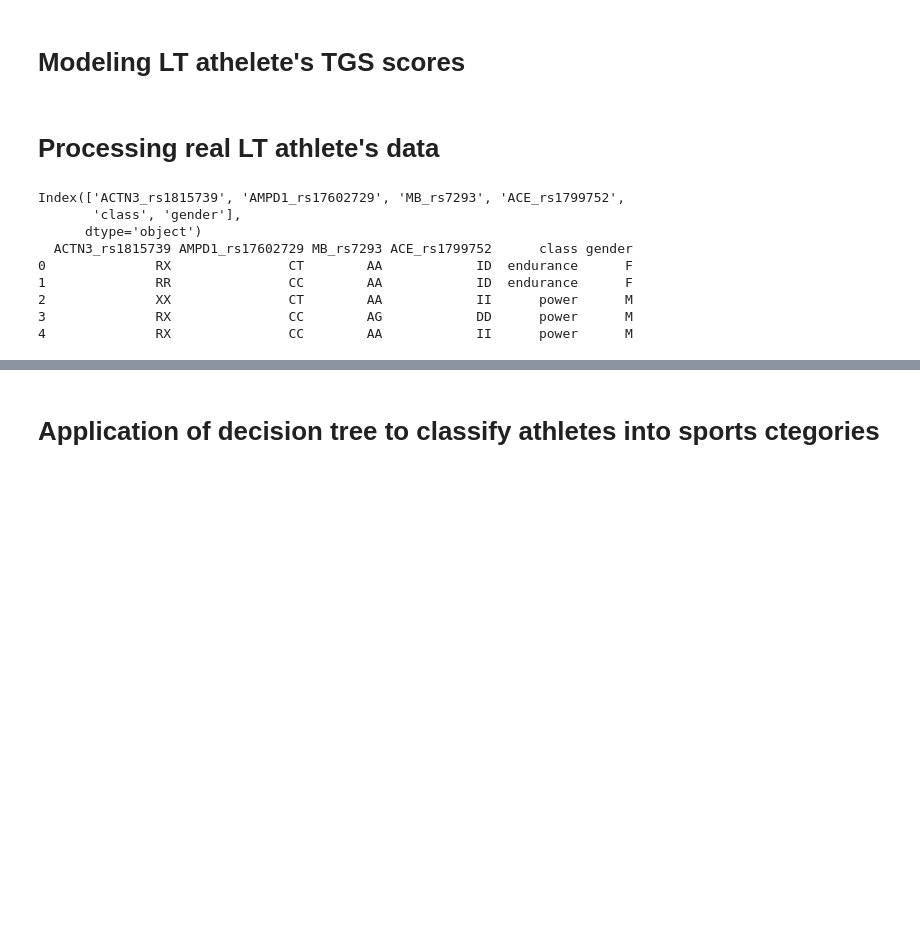
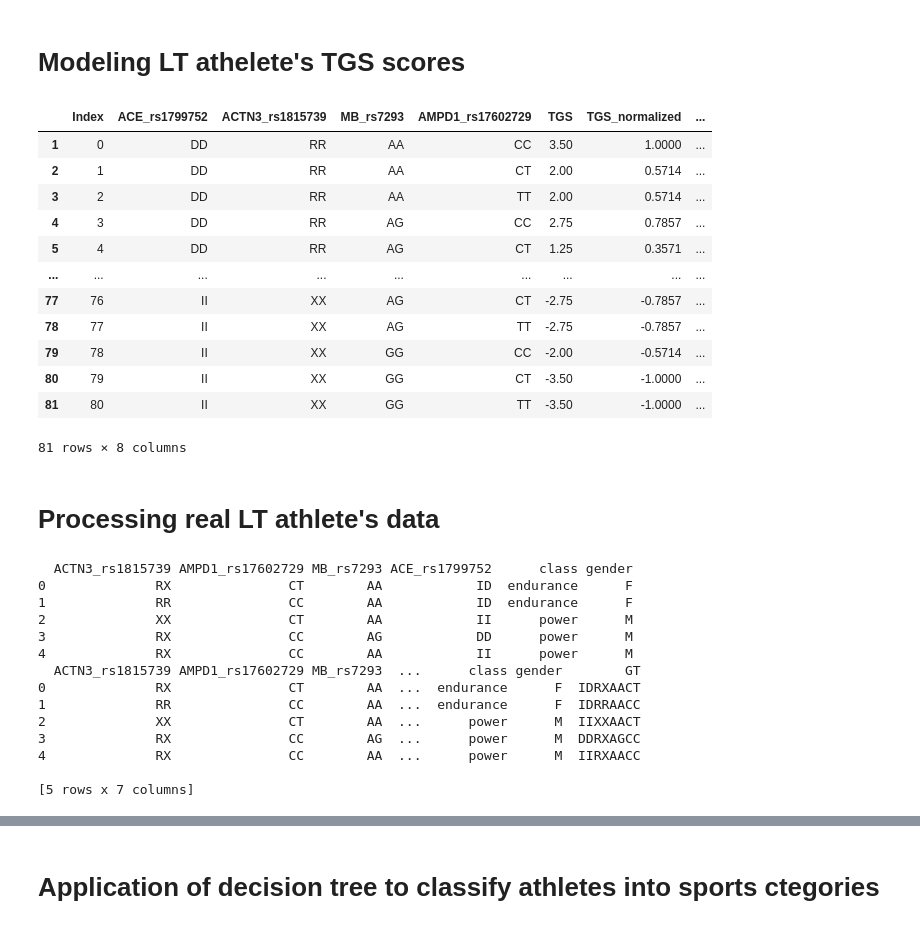
Before and after one commit to erinijapranckeviciene/ppolygenic, a Jupyter notebook: ppolygenic.ipynb, the cells around one changed output, grey strips where cells are left out. Drawn from its saved outputs; the diff is of its cells as text; code cells hidden in the pictures; blank space fills up the shorter version.

```diff
--- a/ppolygenic.ipynb
+++ b/ppolygenic.ipynb
@@ -284,6 +284,35 @@ for x in tg:
 print("Endurance-power markers: table of TGS frequency distribution:")
 for x in ft:
     print(x)
+# %%
+import pandas
+v=[]
+cnames=tg[0]
+s=cnames.split(sep=",")
+#print(s)
+for x in tg:
+ v.append(x.split(sep=","))
+gtsdist=pandas.DataFrame(v,columns=['Index', 'ACE_rs1799752', 'ACTN3_rs1815739', 'MB_rs7293', 'AMPD1_rs17602729', 'TGS', 'TGS_normalized'])
+gtsdist1=gtsdist.drop([0],axis=0)
+gtsdist1['TGS']=gtsdist1['TGS'].astype(float)
+uniqgt=gtsdist1['ACE_rs1799752']+gtsdist1['ACTN3_rs1815739']+gtsdist1['MB_rs7293']+gtsdist1['AMPD1_rs17602729']
+gtsdist1['GT']=uniqgt
+#gtsdist1 is null distribution of genotypes and TGS scores across genotypes
+gtsdist1
+# %% [output]
+|  | Index | ACE_rs1799752 | ACTN3_rs1815739 | MB_rs7293 | AMPD1_rs17602729 | TGS | TGS_normalized | ... |
+| 1 | 0 | DD | RR | AA | CC | 3.50 | 1.0000 | ... |
+| 2 | 1 | DD | RR | AA | CT | 2.00 | 0.5714 | ... |
+| 3 | 2 | DD | RR | AA | TT | 2.00 | 0.5714 | ... |
+| 4 | 3 | DD | RR | AG | CC | 2.75 | 0.7857 | ... |
+| 5 | 4 | DD | RR | AG | CT | 1.25 | 0.3571 | ... |
+| ... | ... | ... | ... | ... | ... | ... | ... | ... |
+| 77 | 76 | II | XX | AG | CT | -2.75 | -0.7857 | ... |
+| 78 | 77 | II | XX | AG | TT | -2.75 | -0.7857 | ... |
+| 79 | 78 | II | XX | GG | CC | -2.00 | -0.5714 | ... |
+| 80 | 79 | II | XX | GG | CT | -3.50 | -1.0000 | ... |
+| 81 | 80 | II | XX | GG | TT | -3.50 | -1.0000 | ... |
+81 rows × 8 columns
 # %% [markdown]
 # Processing real LT athlete's data
 # %%
@@ -291,10 +320,14 @@ import pandas as pd
 # read the data
 url="https://raw.githubusercontent.com/erinijapranckeviciene/ppolygenic/master/lt_athletes.csv"
 lt_athletes_data = pd.read_csv(url)
-print(lt_athletes_data.columns)
-lt_athletes_data.describe(include=['int','int64','float','object'])
+#print(lt_athletes_data.columns)
+#lt_athletes_data.describe(include=['int','int64','float','object'])
+uniqgt=lt_athletes_data['ACE_rs1799752']+lt_athletes_data['ACTN3_rs1815739']+lt_athletes_data['MB_rs7293']+lt_athletes_data['AMPD1_rs17602729']
+ltad=lt_athletes_data.copy()
+ltad['GT']=uniqgt
+
 print(lt_athletes_data.head())
-
+print(ltad.head())
 # We have to organize reading a data frame by line ,
 # form a list as below
 #
@@ -304,12 +337,17 @@ print(lt_athletes_data.head())
 # compute TGS score and its normalized score and
 # add two columns to the data frame
 # %% [output]
-Index(['ACTN3_rs1815739', 'AMPD1_rs17602729', 'MB_rs7293', 'ACE_rs1799752',
-       'class', 'gender'],
-      dtype='object')
   ACTN3_rs1815739 AMPD1_rs17602729 MB_rs7293 ACE_rs1799752      class gender
 0              RX               CT        AA            ID  endurance      F
 1              RR               CC        AA            ID  endurance      F
 2              XX               CT        AA            II      power      M
 3              RX               CC        AG            DD      power      M
 4              RX               CC        AA            II      power      M
+  ACTN3_rs1815739 AMPD1_rs17602729 MB_rs7293  ...      class gender        GT
+0              RX               CT        AA  ...  endurance      F  IDRXAACT
+1              RR               CC        AA  ...  endurance      F  IDRRAACC
+2              XX               CT        AA  ...      power      M  IIXXAACT
+3              RX               CC        AG  ...      power      M  DDRXAGCC
+4              RX               CC        AA  ...      power      M  IIRXAACC
+
+[5 rows x 7 columns]
```
Also changed, not shown: parts of 8 cells of this notebook.
